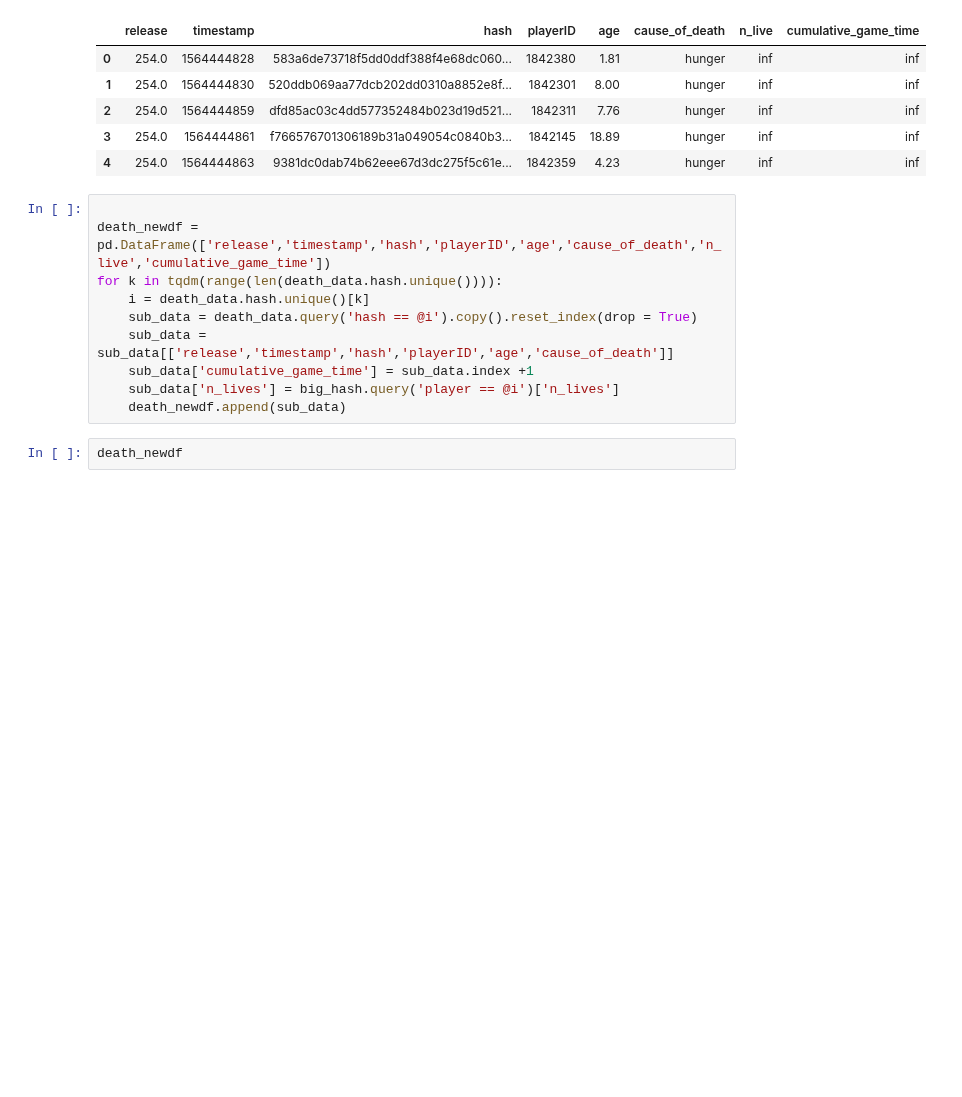
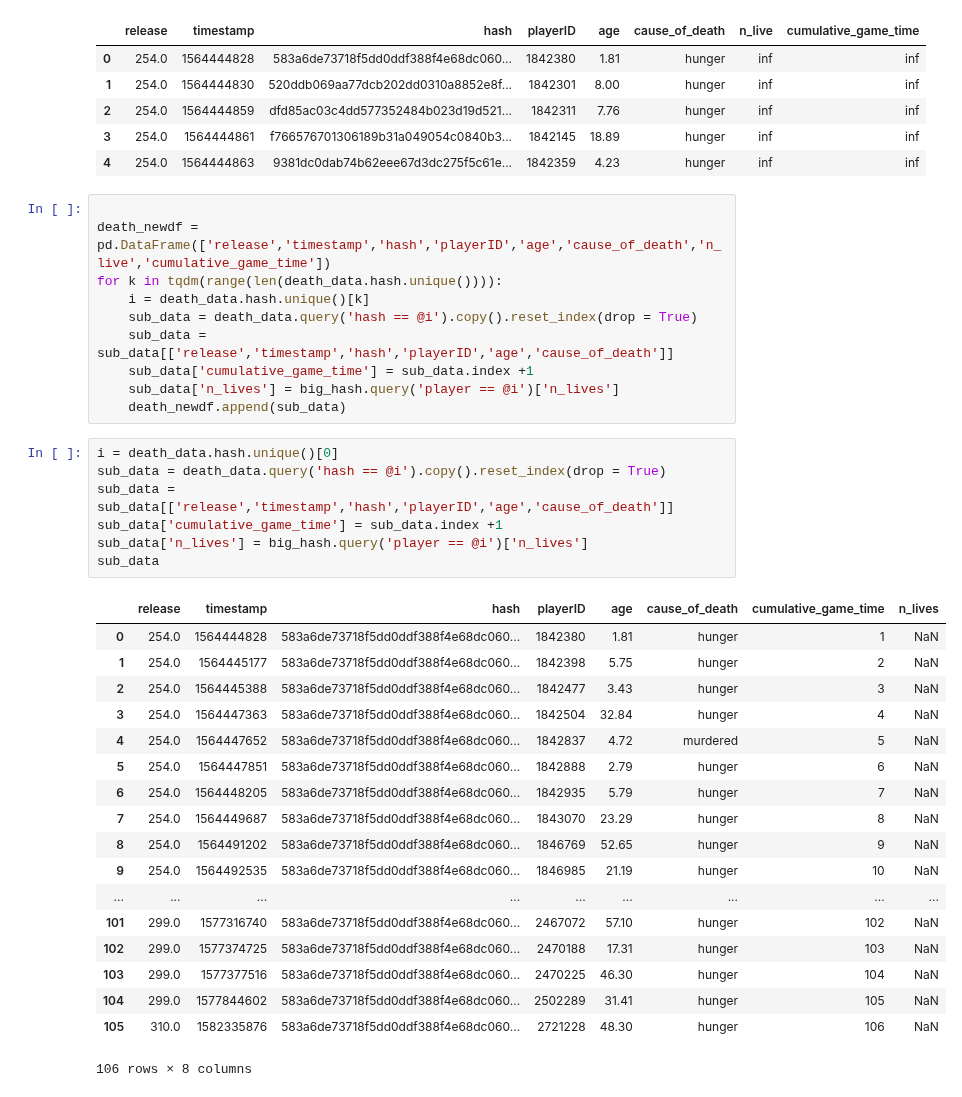
Before and after one commit to nataliavelez/OneHourOneLife, a Jupyter notebook: 2_demographics/2_7_expertise.ipynb, the cells around one changed output. Cells and saved outputs as stored; diff of their text form; blank space fills up the shorter version.

```diff
--- a/2_demographics/2_7_expertise.ipynb
+++ b/2_demographics/2_7_expertise.ipynb
@@ -71,5 +71,29 @@ for k in tqdm(range(len(death_data.hash.unique()))):
     sub_data['cumulative_game_time'] = sub_data.index +1
     sub_data['n_lives'] = big_hash.query('player == @i')['n_lives']
     death_newdf.append(sub_data)
-# %%
-death_newdf
+# %%
+i = death_data.hash.unique()[0]
+sub_data = death_data.query('hash == @i').copy().reset_index(drop = True)
+sub_data = sub_data[['release','timestamp','hash','playerID','age','cause_of_death']]
+sub_data['cumulative_game_time'] = sub_data.index +1
+sub_data['n_lives'] = big_hash.query('player == @i')['n_lives']
+sub_data
+# %% [output]
+|  | release | timestamp | hash | playerID | age | cause_of_death | cumulative_game_time | n_lives |
+| 0 | 254.0 | 1564444828 | 583a6de73718f5dd0ddf388f4e68dc060... | 1842380 | 1.81 | hunger | 1 | NaN |
+| 1 | 254.0 | 1564445177 | 583a6de73718f5dd0ddf388f4e68dc060... | 1842398 | 5.75 | hunger | 2 | NaN |
+| 2 | 254.0 | 1564445388 | 583a6de73718f5dd0ddf388f4e68dc060... | 1842477 | 3.43 | hunger | 3 | NaN |
+| 3 | 254.0 | 1564447363 | 583a6de73718f5dd0ddf388f4e68dc060... | 1842504 | 32.84 | hunger | 4 | NaN |
+| 4 | 254.0 | 1564447652 | 583a6de73718f5dd0ddf388f4e68dc060... | 1842837 | 4.72 | murdered | 5 | NaN |
+| 5 | 254.0 | 1564447851 | 583a6de73718f5dd0ddf388f4e68dc060... | 1842888 | 2.79 | hunger | 6 | NaN |
+| 6 | 254.0 | 1564448205 | 583a6de73718f5dd0ddf388f4e68dc060... | 1842935 | 5.79 | hunger | 7 | NaN |
+| 7 | 254.0 | 1564449687 | 583a6de73718f5dd0ddf388f4e68dc060... | 1843070 | 23.29 | hunger | 8 | NaN |
+| 8 | 254.0 | 1564491202 | 583a6de73718f5dd0ddf388f4e68dc060... | 1846769 | 52.65 | hunger | 9 | NaN |
+| 9 | 254.0 | 1564492535 | 583a6de73718f5dd0ddf388f4e68dc060... | 1846985 | 21.19 | hunger | 10 | NaN |
+| ... | ... | ... | ... | ... | ... | ... | ... | ... |
+| 101 | 299.0 | 1577316740 | 583a6de73718f5dd0ddf388f4e68dc060... | 2467072 | 57.10 | hunger | 102 | NaN |
+| 102 | 299.0 | 1577374725 | 583a6de73718f5dd0ddf388f4e68dc060... | 2470188 | 17.31 | hunger | 103 | NaN |
+| 103 | 299.0 | 1577377516 | 583a6de73718f5dd0ddf388f4e68dc060... | 2470225 | 46.30 | hunger | 104 | NaN |
+| 104 | 299.0 | 1577844602 | 583a6de73718f5dd0ddf388f4e68dc060... | 2502289 | 31.41 | hunger | 105 | NaN |
+| 105 | 310.0 | 1582335876 | 583a6de73718f5dd0ddf388f4e68dc060... | 2721228 | 48.30 | hunger | 106 | NaN |
+106 rows × 8 columns
```
